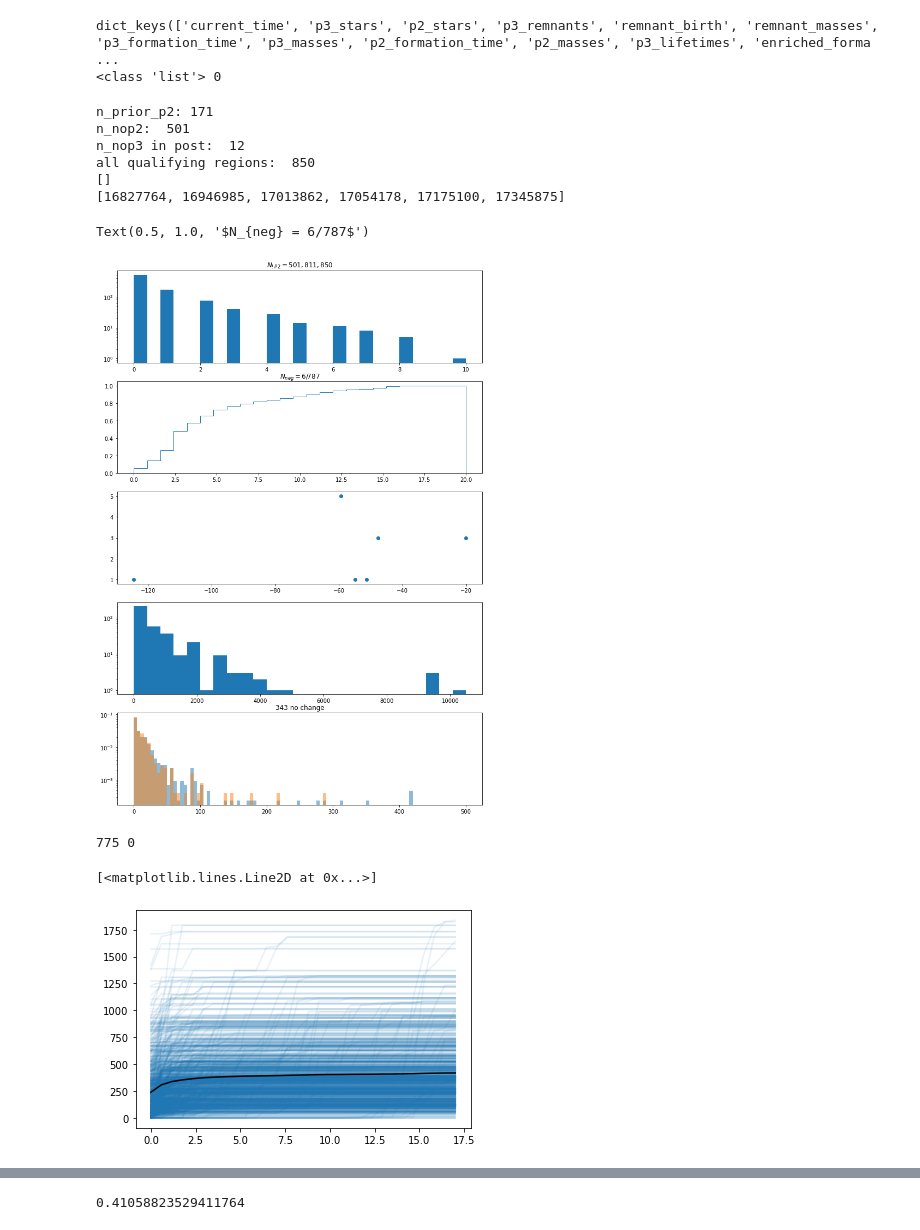
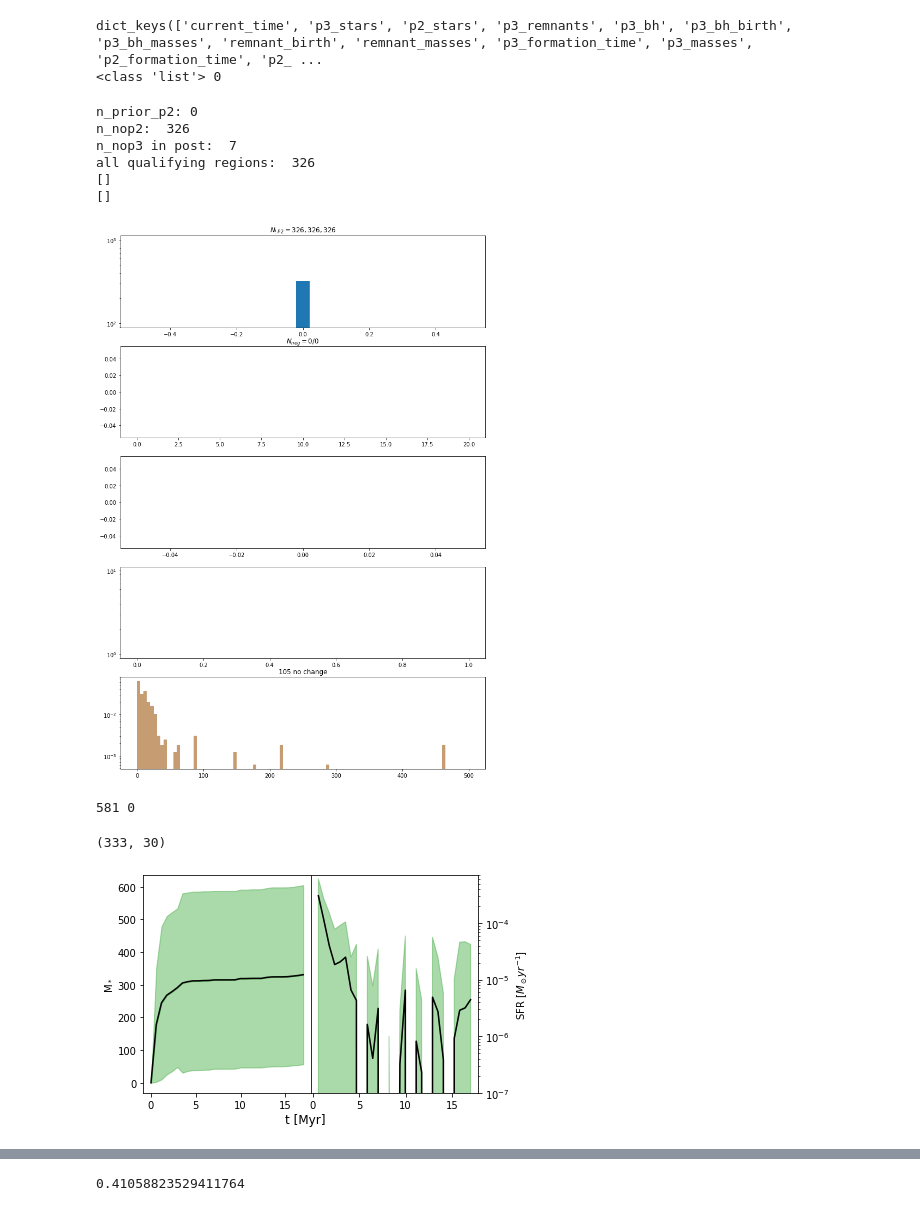
Before and after one commit to azton/phoenix_analysis, a Jupyter notebook: clusternet_region_analysis.ipynb, the cells around one changed output, grey strips where cells are left out. Saved outputs shown, nothing was run; the diff lists cells and outputs as text; code cells hidden in the pictures.

Commit message:
updated plotting/analsis scripts

```diff
--- a/clusternet_region_analysis.ipynb
+++ b/clusternet_region_analysis.ipynb
@@ -4,16 +4,16 @@ import numpy as np
 import matplotlib.pyplot as plt
 %matplotlib inline
 # %%
-rpath = '/mnt/c/Users/azton/Projects/phoenix_analysis/p3_region_logs/phx256-1'
+rpath = 'D:/starnet/network_data/Feedback_128x90.00_ClusterNet_no_remnant/region_log/phx256-1'
 rfiles = glob.glob('%s/*'%(rpath))
 
-with open(rpath[0], 'r') as f:
+with open(rfiles[0], 'r') as f:
     data = json.load(f)
 
 print(data['post_state'].keys())
 print(type(data['post_state']['p2_stars']), len(data['post_state']['p2_stars']))
 # %% [output]
-dict_keys(['current_time', 'p3_stars', 'p2_stars', 'p3_remnants', 'remnant_birth', 'remnant_masses', 'p3_formation_time', 'p3_masses', 'p2_formation_time', 'p2_masses', 'p3_lifetimes', 'enriched_forma ...
+dict_keys(['current_time', 'p3_stars', 'p2_stars', 'p3_remnants', 'p3_bh', 'p3_bh_birth', 'p3_bh_masses', 'remnant_birth', 'remnant_masses', 'p3_formation_time', 'p3_masses', 'p2_formation_time', 'p2_ ...
 <class 'list'> 0
 # %%
 p2s = []
@@ -33,7 +33,7 @@ for rfile in rfiles:
         data = json.load(f)
     ftime = min(data['post_state']['p3_formation_time']) if len(data['post_state']['p3_formation_time']) > 0 else 1e20
     ftime = min(ftime, min(data['post_state']['remnant_birth']) if data['post_state']['remnant_birth'] else -1)
-    npriorp2 = len(data['prior_state']['p2_formation_time'])
+    npriorp2 = len(data['prior_state']['p2_stars'])
     if ftime < 0:
         nopostp3 += 1
     if npriorp2:
@@ -70,12 +70,12 @@ print('n_prior_p2:',prior_p2,
 print(high_p2_pids)
 print(neg_dt)
 # %% [output]
-n_prior_p2: 171
-n_nop2:  501
-n_nop3 in post:  12
-all qualifying regions:  850
+n_prior_p2: 0
+n_nop2:  326
+n_nop3 in post:  7
+all qualifying regions:  326
 []
-[16827764, 16946985, 17013862, 17054178, 17175100, 17345875]
+[]
 # %%
 fig, ax = plt.subplots(5, figsize=(12,18))
 
@@ -108,35 +108,62 @@ ax[1].set_title('$N_{neg} = %d/%d$'%(len(neg_dt), len(p2form)))
 
 plt.savefig('images/cluster_regions_analysis.pdf')
 # %% [output]
-Text(0.5, 1.0, '$N_{neg} = 6/787$')
-[figure, old version]
+[figure, new version]
 # %%
 print(p2form[p2form > 0].size, p2form[p2form == 0].size)
 # %% [output]
-775 0
+581 0
 # %%
 # plotting p3 mass as fn of time in regions:
-meanvals = np.zeros((30))
-fig, ax = plt.subplots()
+meanvals = []
+fig, ax = plt.subplots(1,2)
 for rfile in rfiles:
     timebins = np.linspace(0, 17, 30)
     binvals = np.zeros((31))
     with open(rfile, 'r') as f:
         data = json.load(f)
     tnow = data['prior_state']['current_time']
     tbins = np.digitize([t-tnow for t in data['post_state']['p3_formation_time']], timebins)
     for i, t in enumerate(tbins):
         binvals[t] += data['post_state']['p3_masses'][i]
     tbins = np.digitize([t-tnow for t in data['post_state']['remnant_birth']], timebins)
     for i, t in enumerate(tbins):
         binvals[t] += data['post_state']['remnant_masses'][i]
     binvals = np.array([binvals[:i].sum() for i in range(1, binvals.size)])
-    meanvals += binvals
-    ax.plot(timebins, binvals, alpha=0.1, color='tab:blue')
-ax.plot(timebins, meanvals/len(rfiles), alpha=1.0, color='k')
+    meanvals.append(binvals.tolist())
+#     ax[0].plot(timebins, binvals, alpha=0.1, color='tab:blue')
+
+sfrs = []
+for r in meanvals:
+    sfr = [(r[i]-r[i-1])/dt/1e6 for i in range(1,len(r))]
+    sfrs.append(sfr)
+meanvals = np.array(meanvals)
+print(meanvals.shape)
+meanstd = meanvals.std(0)
+meanvals = meanvals.mean(0)
+dt = timebins[1]-timebins[0]
+
+meansfr = np.array(sfrs).mean(0)
+stdsfr = np.array(sfrs).std(0)
+
+ax[0].plot(timebins, meanvals, alpha=1.0, color='k')
+ax[0].fill_between(timebins, meanvals, meanvals + meanstd, color='tab:green',alpha=0.4)
+ax[0].fill_between(timebins, meanvals, meanvals - meanstd, color='tab:green',alpha=0.4)
+# for sfr in sfrs:
+ax[1].plot(timebins[1:], meansfr, alpha=1, color='k')
+ax[1].fill_between(timebins[1:], meansfr, meansfr+stdsfr, color='tab:green', alpha=0.4)
+ax[1].fill_between(timebins[1:], meansfr, meansfr-stdsfr, color='tab:green', alpha=0.4)
+ax[1].yaxis.tick_right()
+ax[0].set_ylabel('M$_*$')
+fig.supxlabel('t [Myr]')
+ax[1].yaxis.set_label_position('right')
+ax[1].set_ylabel('SFR [$M_\odot yr^{-1}$]')
+ax[1].set_ylim(1e-7, 7e-4)
+ax[1].set_yscale('log')
+plt.subplots_adjust(wspace=0.0)
 # %% [output]
-[<matplotlib.lines.Line2D at 0x...>]
+(333, 30)
-[figure, old version]
+[figure, new version]
 # %%
 withp2_mass = []
 nop2_mass = []
```
Also changed, not shown: parts of 2 cells of this notebook, 6 other files.
